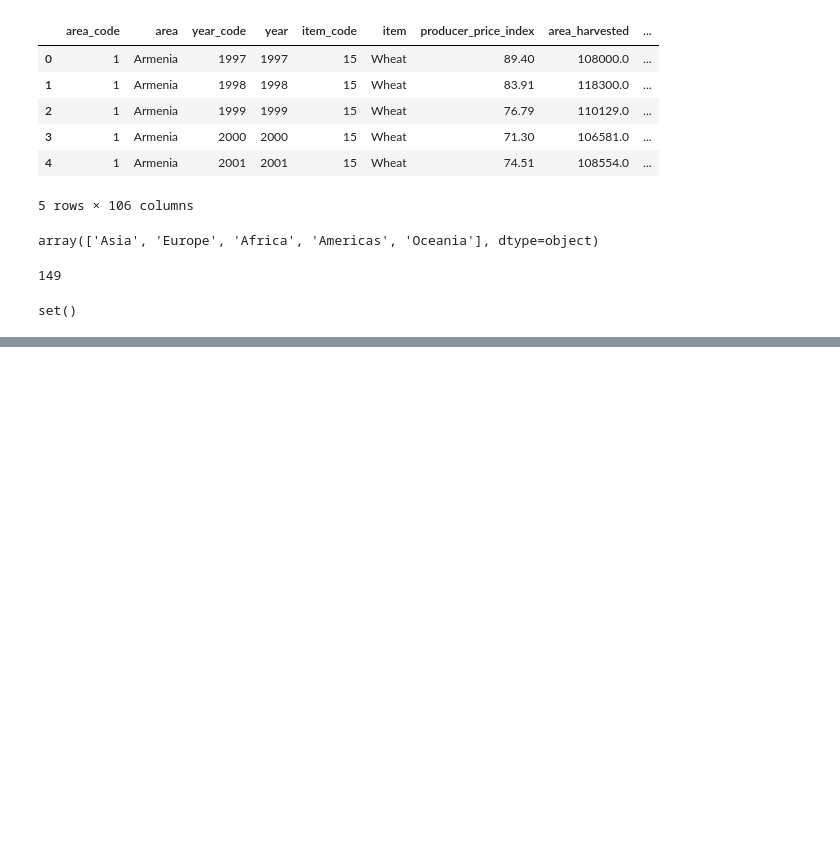
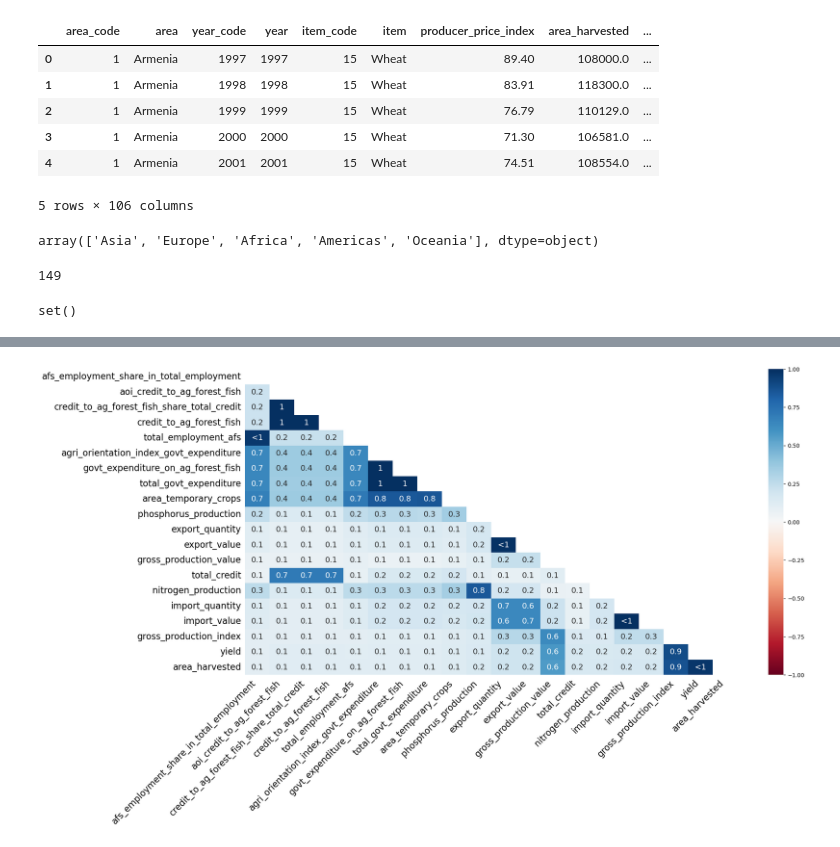
Before and after one commit to Leonidus1995/farmer-prices-forecasting, a Jupyter notebook: data_imputation.ipynb, the cells around one changed output, grey strips where cells are left out. Saved outputs shown, nothing was run; the diff lists cells and outputs as text; code cells hidden in the pictures; blank space fills up the shorter version.

Commit message:
data_imputation.ipynb file edited and three plots added.

```diff
--- a/data_imputation.ipynb
+++ b/data_imputation.ipynb
@@ -360,0 +397,12 @@ set()
+# %%
+# identifying the top 20 variables with highest proportion of missing data
+top_missing_vars = merged_data.isna().mean().sort_values(ascending=False).head(20).index
+
+# heatmap to show pairwise correlations in missingness across the top 20 variables
+# a value closer to 1 means those variables often missing together
+heatmap_1 = msno.heatmap(merged_data[top_missing_vars], figsize=(20,10))
+
+# saving heatmap image
+plt.savefig('plots/heatmap_top20.png', dpi=360, bbox_inches='tight')
+# %% [output]
+[figure, added]
```
Also changed, not shown: parts of 8 cells of this notebook, 3 other files.
